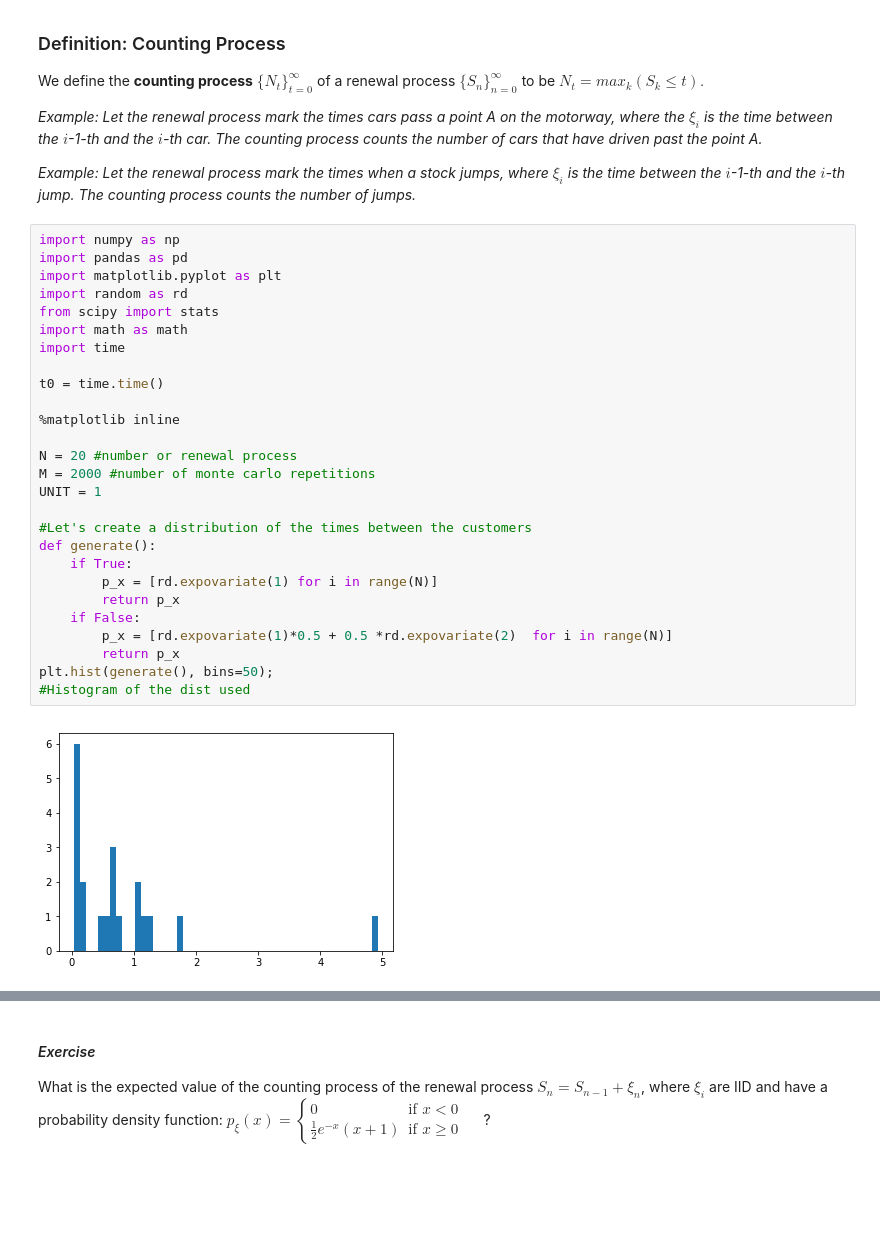
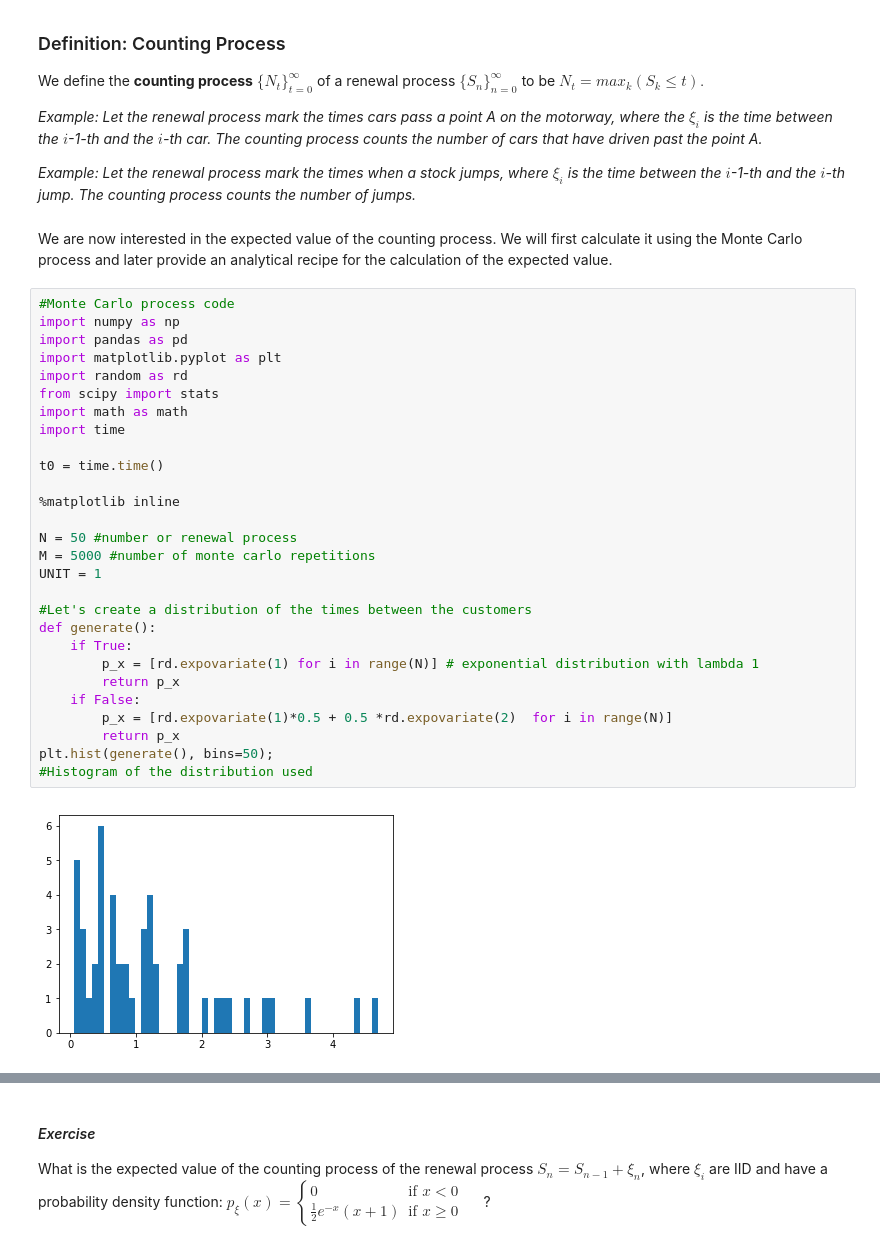
Before and after one commit to julijatominc/bsic, a Jupyter notebook: renewal_processes.ipynb, the cells around one changed output, grey strips where cells are left out. Drawn from its saved outputs; the diff is of its cells as text; blank space fills up the shorter version.

```diff
--- a/renewal_processes.ipynb
+++ b/renewal_processes.ipynb
@@ -15,35 +15,38 @@ We define the  **counting process** $\{N_t\}_{t=0}^\infty$ of a renewal process
 *Example: Let the renewal process mark the times cars pass a point A on the motorway, where the $\xi_i$ is the time between the $i$-1-th and the $i$-th car. The counting process counts the number of cars that have driven past the point A.*
 
 *Example: Let the renewal process mark the times when a stock jumps, where $\xi_i$ is the time between the $i$-1-th and the $i$-th jump. The counting process counts the number of jumps.*
+# %% [markdown]
+We are now interested in the expected value of the counting process. We will first calculate it using the Monte Carlo process and later provide an analytical recipe for the calculation of the expected value.
 # %%
+#Monte Carlo process code
 import numpy as np
 import pandas as pd
 import matplotlib.pyplot as plt
 import random as rd
 from scipy import stats
 import math as math
 import time
 
 t0 = time.time()
 
 %matplotlib inline
 
-N = 20 #number or renewal process
-M = 2000 #number of monte carlo repetitions
+N = 50 #number or renewal process
+M = 5000 #number of monte carlo repetitions
 UNIT = 1
 
 #Let's create a distribution of the times between the customers
 def generate():
     if True:
-        p_x = [rd.expovariate(1) for i in range(N)]
+        p_x = [rd.expovariate(1) for i in range(N)] # exponential distribution with lambda 1
         return p_x
     if False:
         p_x = [rd.expovariate(1)*0.5 + 0.5 *rd.expovariate(2)  for i in range(N)]
         return p_x
 plt.hist(generate(), bins=50);
-#Histogram of the dist used
+#Histogram of the distribution used
 # %% [output]
-[figure, old version]
+[figure, new version]
 # %%
 #Let's plot the counting process, based on the distribution above.
 p_x = generate()
```
Also changed, not shown: parts of 6 cells of this notebook.
